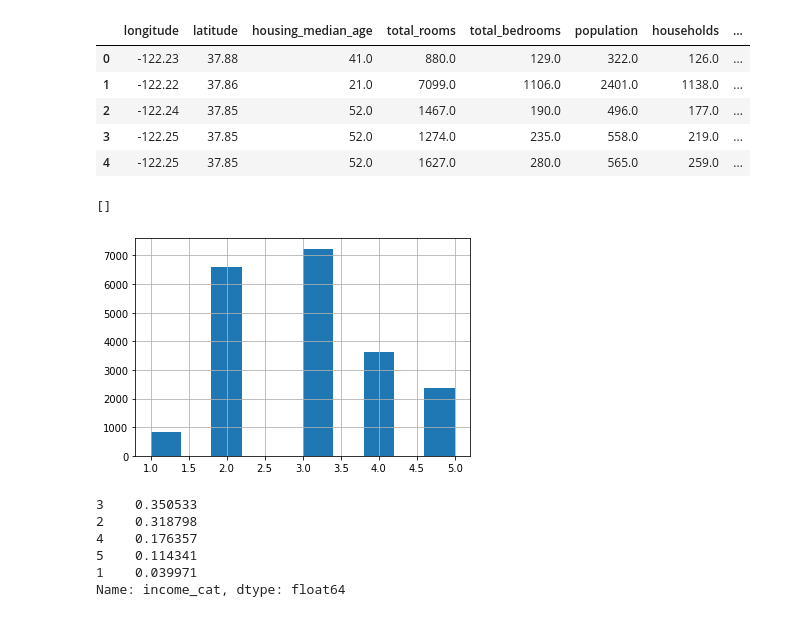
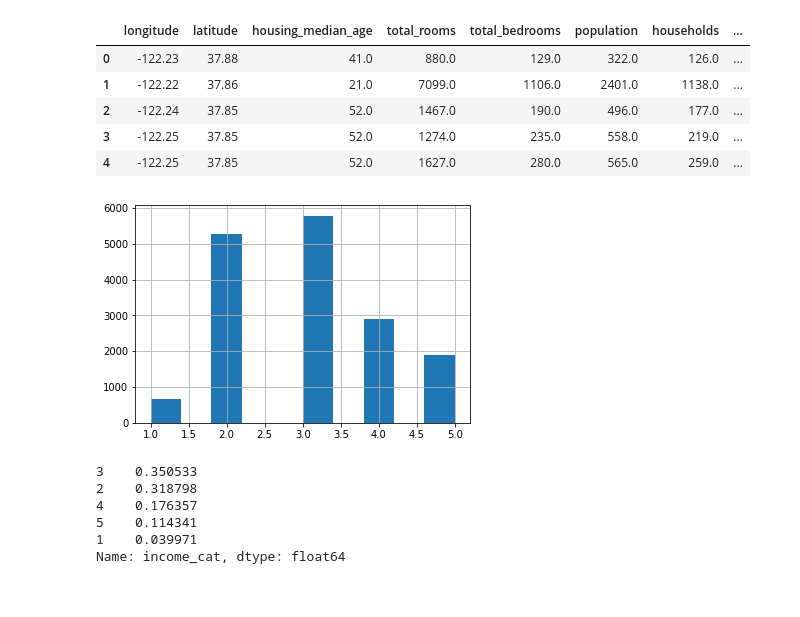
Before and after one commit to Ibrahim925/Median-District-House-Price-Regressor, a Jupyter notebook: Housing.ipynb, the cells around one changed output. Saved outputs shown, nothing was run; the diff lists cells and outputs as text; code cells hidden in the pictures.

```diff
--- a/Housing.ipynb
+++ b/Housing.ipynb
@@ -107,10 +107,9 @@ housing.head()
 | 4 | -122.25 | 37.85 | 52.0 | 1627.0 | 280.0 | 565.0 | 259.0 | ... |
 # %%
 housing["income_cat"].hist()
-plt.plot()
+plt.show()
 # %% [output]
-[]
-[figure, old version]
+[figure, new version]
 # %%
 from sklearn.model_selection import StratifiedShuffleSplit
 
```
